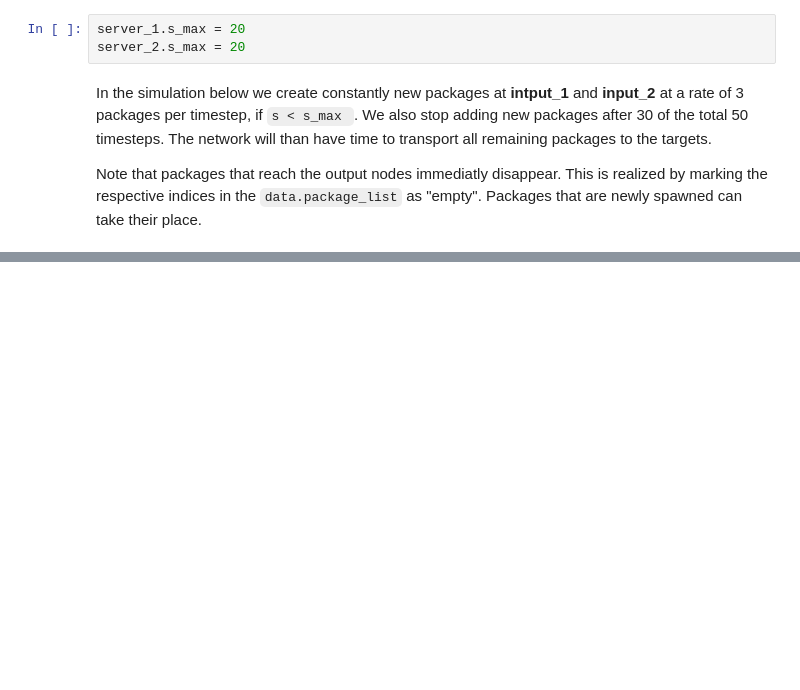
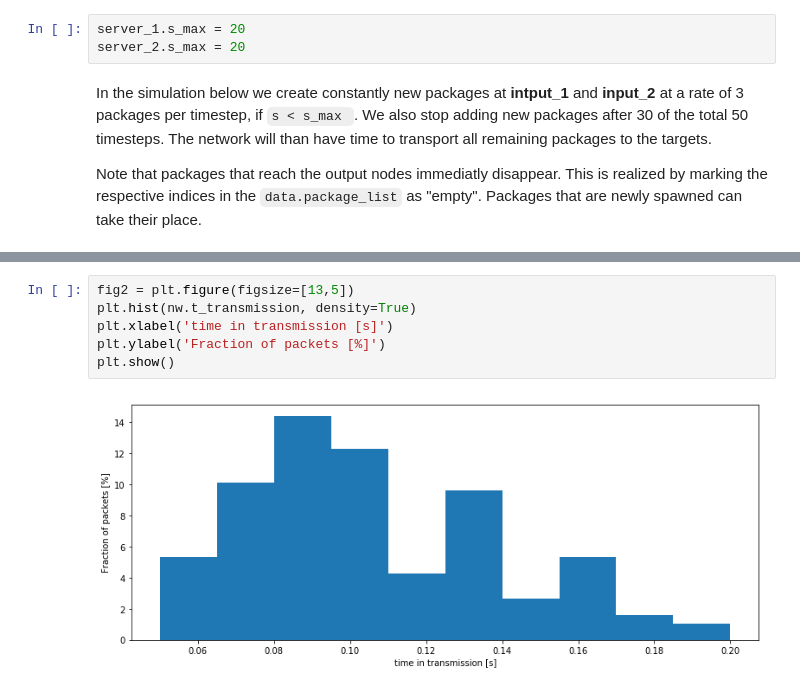
Before and after one commit to cdoepmann/predictor-core, a Jupyter notebook: OTS/ns_f/ns_f_test.ipynb, the cells around one changed output, grey strips where cells are left out. Cells and saved outputs as stored; diff of their text form; blank space fills up the shorter version.

Commit message:
recorded transmission time

```diff
--- a/OTS/ns_f/ns_f_test.ipynb
+++ b/OTS/ns_f/ns_f_test.ipynb
@@ -430,0 +431,8 @@ plt.show()
+# %%
+fig2 = plt.figure(figsize=[13,5])
+plt.hist(nw.t_transmission, density=True)
+plt.xlabel('time in transmission [s]')
+plt.ylabel('Fraction of packets [%]')
+plt.show()
+# %% [output]
+[figure, added]
```
Also changed, not shown: parts of 14 cells of this notebook, 1 other file.
